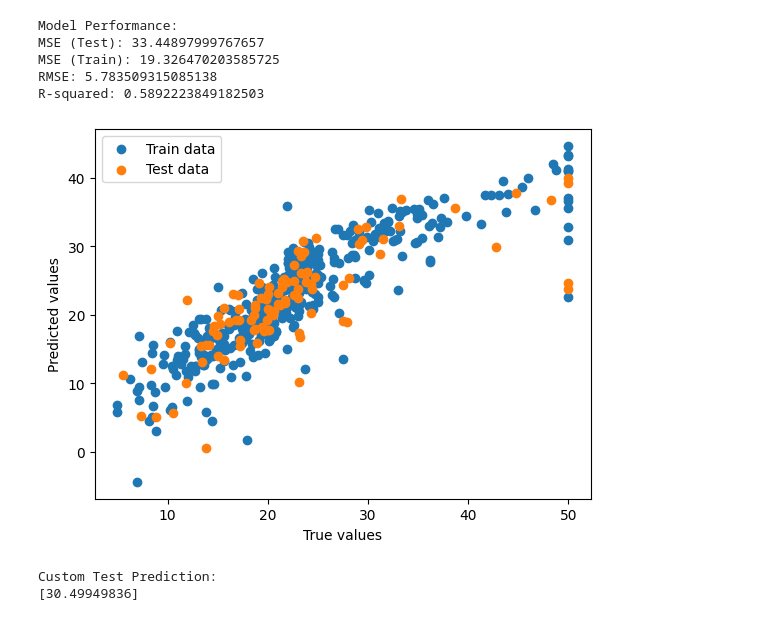
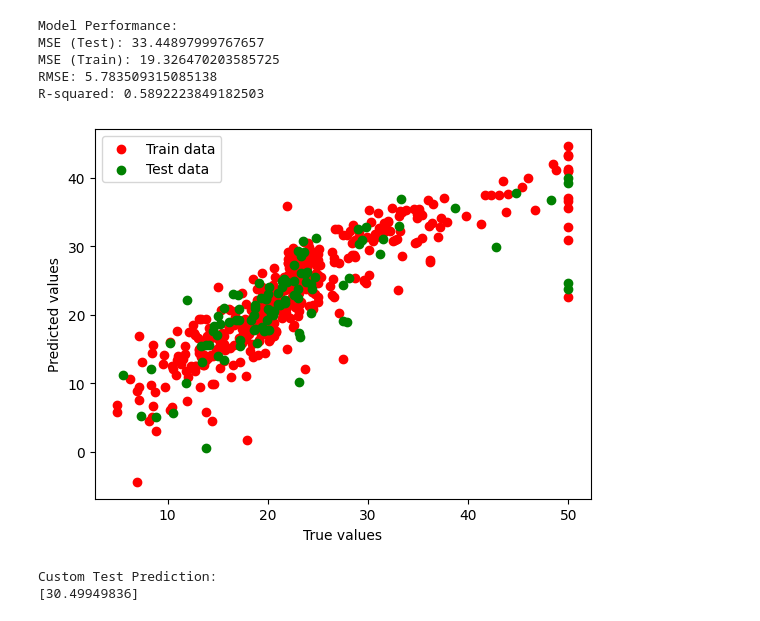
Before and after one commit to yashuk23/dsbda_code, a Jupyter notebook: CODE_T4_Varient1/Practical_4.ipynb, the cells around one changed output. Drawn from its saved outputs; the diff is of its cells as text; code cells hidden in the pictures.

```diff
--- a/CODE_T4_Varient1/Practical_4.ipynb
+++ b/CODE_T4_Varient1/Practical_4.ipynb
@@ -109,15 +153,21 @@ MSE (Train): 19.326470203585725
 RMSE: 5.783509315085138
 R-squared: 0.5892223849182503
 # %%
-plt.scatter(ytrain, ytrain_pred, label='Train data')
-plt.scatter(ytest, ytest_pred, label='Test data')
+plt.scatter(ytrain, ytrain_pred, label='Train data',color='red')
+# Creates scatter plot for training predictions.
+
+plt.scatter(ytest, ytest_pred, label='Test data',color='green')
+# Creates scatter plot for testing predictions.
 
 plt.xlabel('True values')
 plt.ylabel('Predicted values')
+
 plt.legend()
+# Displays legend box
+
 plt.show()
 # %% [output]
-[figure, old version]
+[figure, new version]
 # %%
 testdata = np.array([[0.00632,18.0,2.31,0.0,0.538,6.575,65.2,4.09,1.0,296.0,15.3,396.9,4.98]], dtype=float)
 
```
Also changed, not shown: parts of 9 cells of this notebook.
